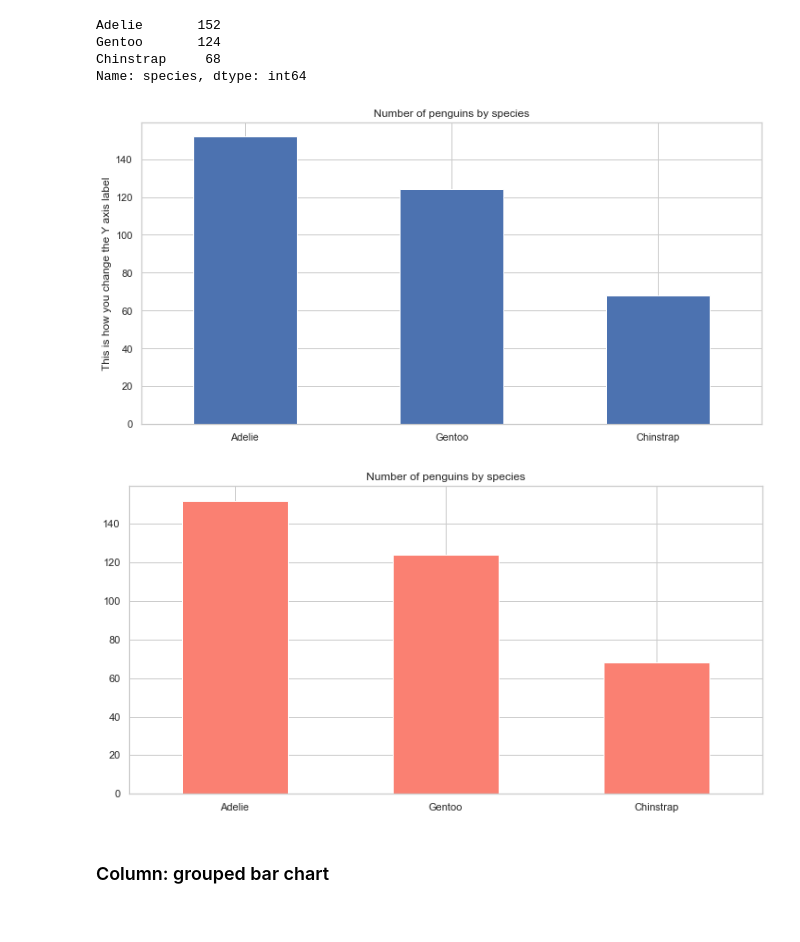
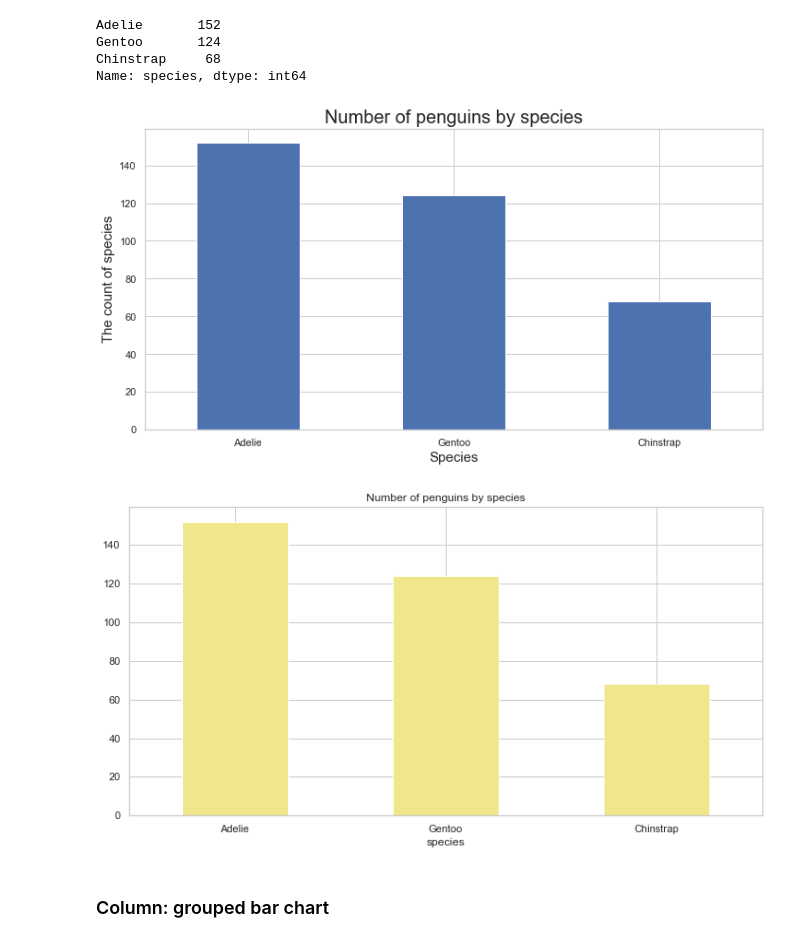
Before and after one commit to Ironhack-data-bcn-january-2024/lectures, a Jupyter notebook: week-2/4 - Visualization I - Revised.ipynb, the cells around one changed output. Saved outputs shown, nothing was run; the diff lists cells and outputs as text; code cells hidden in the pictures.

```diff
--- a/week-2/4 - Visualization I - Revised.ipynb
+++ b/week-2/4 - Visualization I - Revised.ipynb
@@ -468,8 +505,10 @@ Gentoo       124
 Chinstrap     68
 Name: species, dtype: int64
 # %%
-penguins["species"].value_counts().plot(kind="bar", title="Number of penguins by species")
+penguins["species"].value_counts().plot(kind="bar")
 plt.xticks(rotation=0.5)
-plt.ylabel("This is how you change the Y axis label");
+plt.title(label = "Number of penguins by species" ,size=20)
+plt.xlabel("Species", size=15)
+plt.ylabel("The count of species", size=15);
 # %% [output]
-[figure, old version]
+[figure, new version]
@@ -476,8 +517,8 @@ plt.ylabel("This is how you change the Y axis label");
 # %%
-penguins["species"].value_counts().plot(kind="bar", color="salmon", title="Number of penguins by species")
+penguins["species"].value_counts().plot(kind="bar", color="khaki", title="Number of penguins by species")
 plt.xticks(rotation=0);
 # %% [output]
-[figure, old version]
+[figure, new version]
 # %% [markdown]
 ### Column: grouped bar chart
 # %% [markdown]
```
Also changed, not shown: parts of 16 cells of this notebook.
